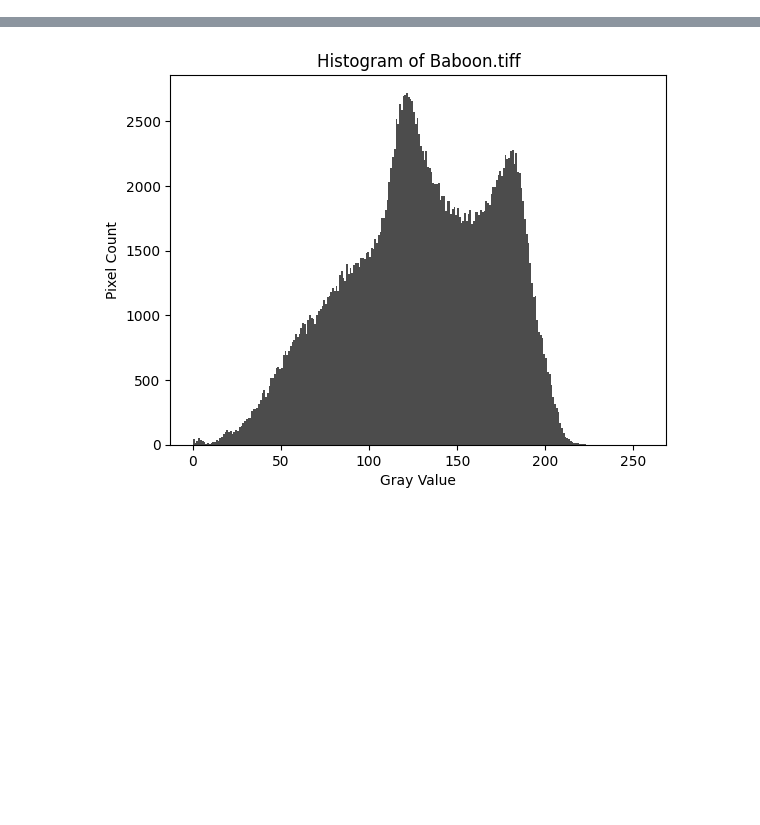
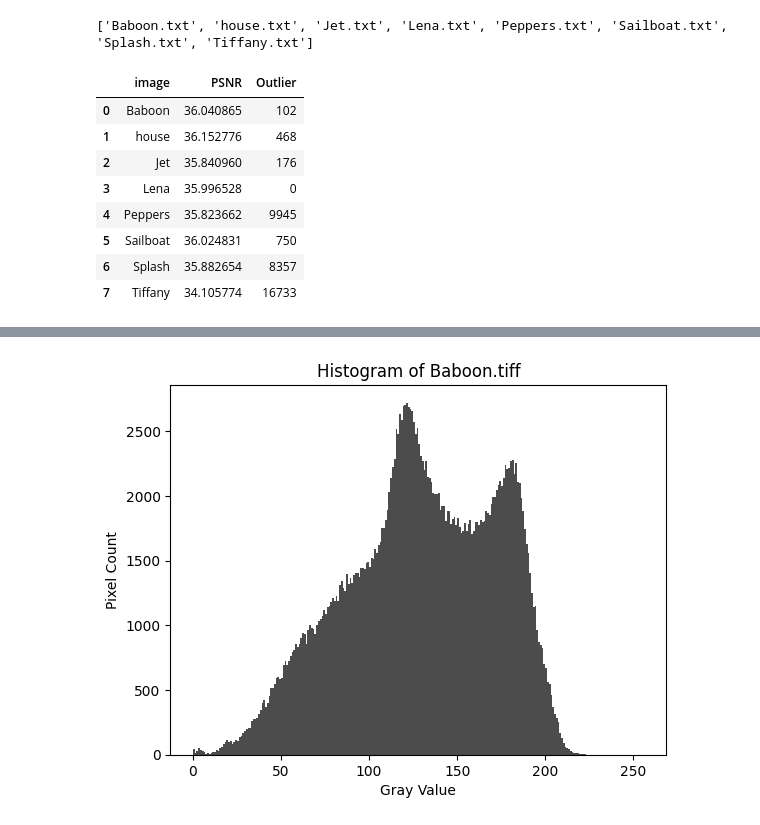
Before and after one commit to rich921222/co-project, a Jupyter notebook: outputdata.ipynb, the cells around one changed output, grey strips where cells are left out. Cells and saved outputs as stored; diff of their text form; code cells hidden in the pictures; blank space fills up the shorter version.

```diff
--- a/outputdata.ipynb
+++ b/outputdata.ipynb
@@ -33,0 +52,14 @@ df
+# %%
+df3 = extractData('srm(origin)')
+df3
+# %% [output]
+['Baboon.txt', 'house.txt', 'Jet.txt', 'Lena.txt', 'Peppers.txt', 'Sailboat.txt', 'Splash.txt', 'Tiffany.txt']
+|  | image | PSNR | Outlier |
+| 0 | Baboon | 36.040865 | 102 |
+| 1 | house | 36.152776 | 468 |
+| 2 | Jet | 35.840960 | 176 |
+| 3 | Lena | 35.996528 | 0 |
+| 4 | Peppers | 35.823662 | 9945 |
+| 5 | Sailboat | 36.024831 | 750 |
+| 6 | Splash | 35.882654 | 8357 |
+| 7 | Tiffany | 34.105774 | 16733 |
```
Also changed, not shown: parts of 5 cells of this notebook, 43 other files.
